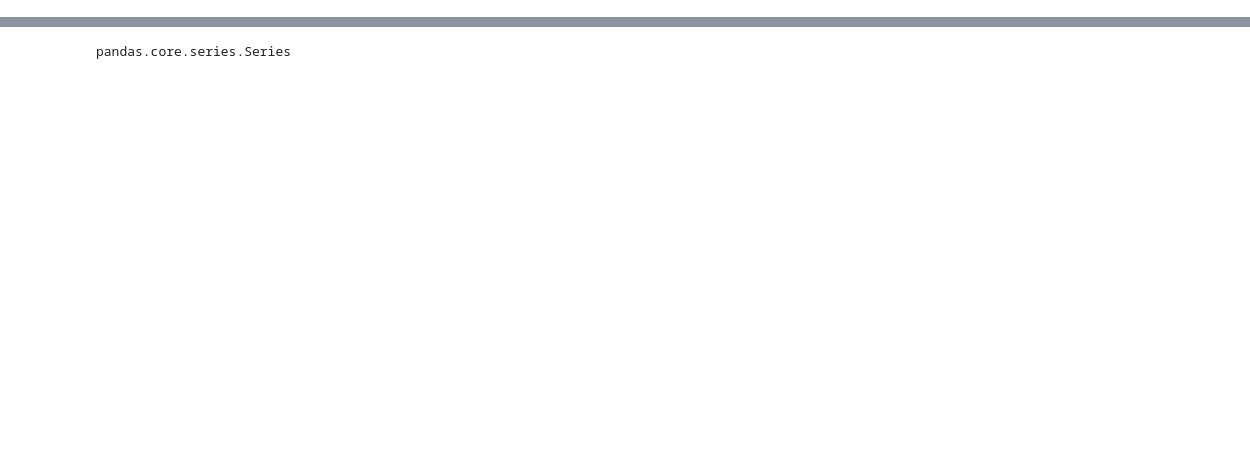
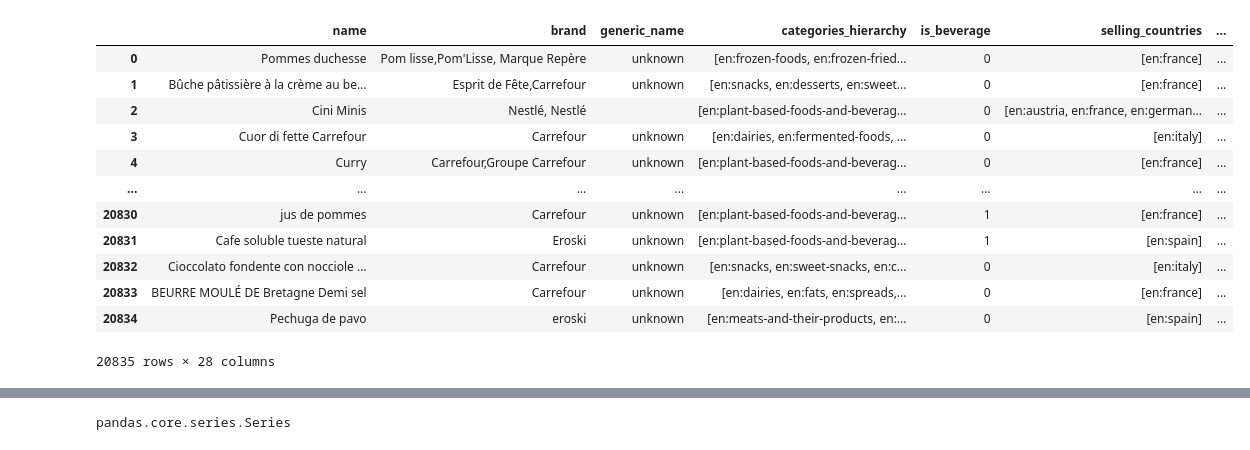
Before and after one commit to BenJameto/danone, a Jupyter notebook: datos.ipynb, the cells around one changed output, grey strips where cells are left out. Cells and saved outputs as stored; diff of their text form; code cells hidden in the pictures; blank space fills up the shorter version.

```diff
--- a/datos.ipynb
+++ b/datos.ipynb
@@ -5,3 +5,23 @@ import json
 from pandas import json_normalize
 # %%
 df_original=pd.read_json ('train_products.json')
+# %%
+df_01=pd.read_json('train_products.json')
+# %%
+df_01t=df_01.T
+# %%
+df_01t
+# %% [output]
+|  | name | brand | generic_name | categories_hierarchy | is_beverage | selling_countries | ... |
+| 0 | Pommes duchesse | Pom lisse,Pom'Lisse, Marque Repère | unknown | [en:frozen-foods, en:frozen-fried... | 0 | [en:france] | ... |
+| 1 | Bûche pâtissière à la crème au be... | Esprit de Fête,Carrefour | unknown | [en:snacks, en:desserts, en:sweet... | 0 | [en:france] | ... |
+| 2 | Cini Minis | Nestlé, Nestlé |  | [en:plant-based-foods-and-beverag... | 0 | [en:austria, en:france, en:german... | ... |
+| 3 | Cuor di fette Carrefour | Carrefour | unknown | [en:dairies, en:fermented-foods, ... | 0 | [en:italy] | ... |
+| 4 | Curry | Carrefour,Groupe Carrefour | unknown | [en:plant-based-foods-and-beverag... | 0 | [en:france] | ... |
+| ... | ... | ... | ... | ... | ... | ... | ... |
+| 20830 | jus de pommes | Carrefour | unknown | [en:plant-based-foods-and-beverag... | 1 | [en:france] | ... |
+| 20831 | Cafe soluble tueste natural | Eroski | unknown | [en:plant-based-foods-and-beverag... | 1 | [en:spain] | ... |
+| 20832 | Cioccolato fondente con nocciole ... | Carrefour | unknown | [en:snacks, en:sweet-snacks, en:c... | 0 | [en:italy] | ... |
+| 20833 | BEURRE MOULÉ DE Bretagne Demi sel | Carrefour | unknown | [en:dairies, en:fats, en:spreads,... | 0 | [en:france] | ... |
+| 20834 | Pechuga de pavo | eroski | unknown | [en:meats-and-their-products, en:... | 0 | [en:spain] | ... |
+20835 rows × 28 columns
```
Also changed, not shown: parts of 19 cells of this notebook.
